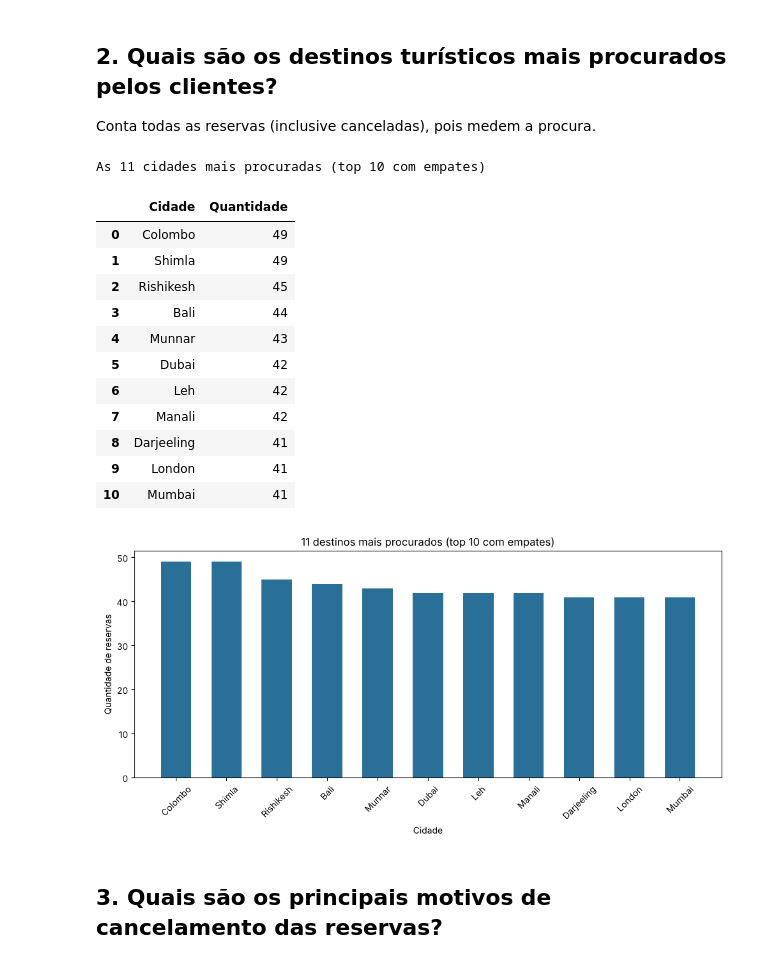
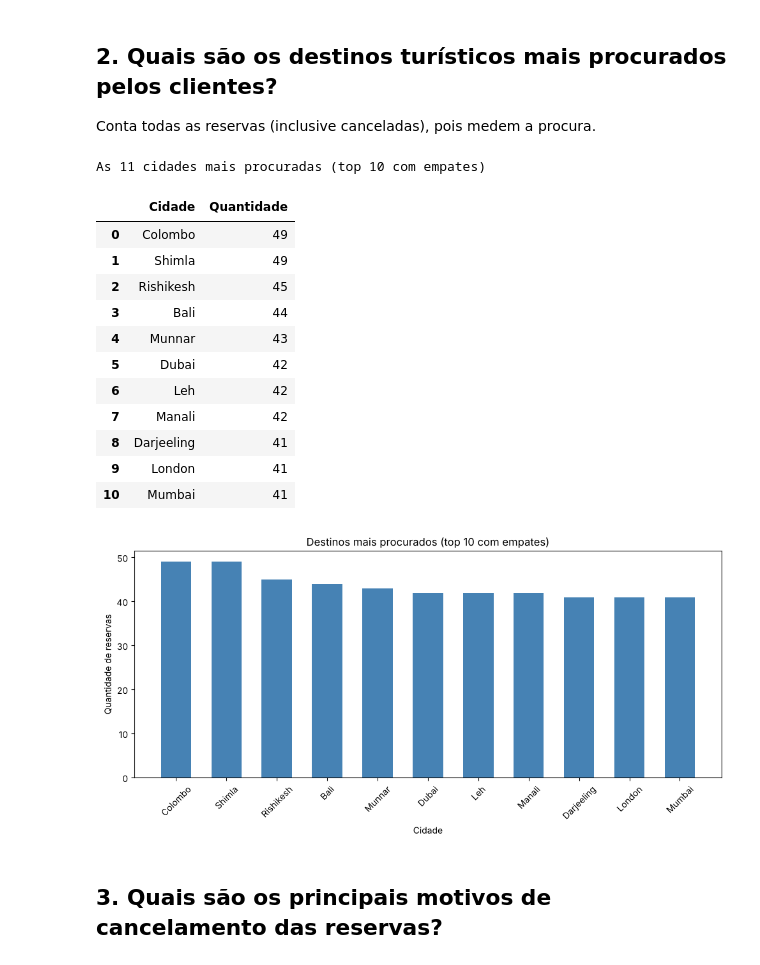
Before and after one commit to FVGustavo/inatel_c11_exercicios, a Jupyter notebook: c11_projeto.ipynb, the cells around one changed output. Cells and saved outputs as stored; diff of their text form; code cells hidden in the pictures.

```diff
--- a/c11_projeto.ipynb
+++ b/c11_projeto.ipynb
@@ -45,18 +26,15 @@ MESES = ['Janeiro', 'Fevereiro', 'Março', 'Abril', 'Maio', 'Junho',
 # %%
-def load_bookings(csv_path: str) -> pd.DataFrame:
-    """Lê o CSV, converte as datas e remove reservas duplicadas."""
-    dados = pd.read_csv(csv_path, parse_dates=['Booking_Date', 'Travel_Date', 'Return_Date'])
-    return dados.drop_duplicates(subset='Booking_ID')
+import pandas as pd
+import numpy as np
+import matplotlib.pyplot as plt
 
+dados = pd.read_csv('Travel And Tourism.csv', parse_dates=['Booking_Date', 'Travel_Date', 'Return_Date'])
 
-dados = load_bookings(CSV_PATH)
-
-# colunas derivadas usadas em mais de uma pergunta
 dados['Custo_por_viajante'] = dados['Total_Trip_Cost'] / dados['Number_of_Travellers']
 dados['Custo_viajante_noite'] = dados['Custo_por_viajante'] / dados['Number_of_Nights']
 
-concluidas = dados[dados['Booking_Status'] == RATED_STATUS]
+concluidas = dados[dados['Booking_Status'] == 'Completed']
 
-print(f'{dados.shape[0]} reservas, {dados.shape[1]} colunas')
+print(dados.shape)
 dados.head()
 # %% [output]
@@ -129,40 +91,40 @@ plt.show()
 ## 2. Quais são os destinos turísticos mais procurados pelos clientes?
 Conta todas as reservas (inclusive canceladas), pois medem a procura.
 # %%
-# contando as reservas de cada cidade e selecionando as 10 mais procuradas;
-# keep='all' mantém cidades empatadas no corte (London, Darjeeling e Mumbai têm 41)
-top_destinos = (dados.groupby('Destination_City')['Booking_ID']
-                .count()
-                .nlargest(10, keep='all'))
+top_destinos = dados.groupby('Destination_City')['Booking_ID'].count().nlargest(10, keep='all')
 
-tabela_cidades = pd.DataFrame({'Cidade': top_destinos.index,
-                               'Quantidade': top_destinos.values})
+tabela_cidades = pd.DataFrame({
+    'Cidade': top_destinos.index,
+    'Quantidade': top_destinos.values
+})
+
 print(f'As {len(top_destinos)} cidades mais procuradas (top 10 com empates)')
 display(tabela_cidades)
 
 plt.figure(figsize=(10, 5))
-plt.bar(top_destinos.index, top_destinos.values, color=PRIMARY_COLOR, width=0.6)
-plt.title(f'{len(top_destinos)} destinos mais procurados (top 10 com empates)')
+plt.bar(top_destinos.index, top_destinos.values, color='steelblue', width=0.6)
+
+plt.title('Destinos mais procurados (top 10 com empates)')
 plt.xlabel('Cidade')
 plt.ylabel('Quantidade de reservas')
 plt.xticks(rotation=45)
 plt.tight_layout()
 plt.show()
 # %% [output]
 As 11 cidades mais procuradas (top 10 com empates)
 |  | Cidade | Quantidade |
 | 0 | Colombo | 49 |
 | 1 | Shimla | 49 |
 | 2 | Rishikesh | 45 |
 | 3 | Bali | 44 |
 | 4 | Munnar | 43 |
 | 5 | Dubai | 42 |
 | 6 | Leh | 42 |
 | 7 | Manali | 42 |
 | 8 | Darjeeling | 41 |
 | 9 | London | 41 |
 | 10 | Mumbai | 41 |
-[figure, old version]
+[figure, new version]
 # %% [markdown]
 ## 3. Quais são os principais motivos de cancelamento das reservas?
 # %%
```
Also changed, not shown: parts of 16 cells of this notebook.
